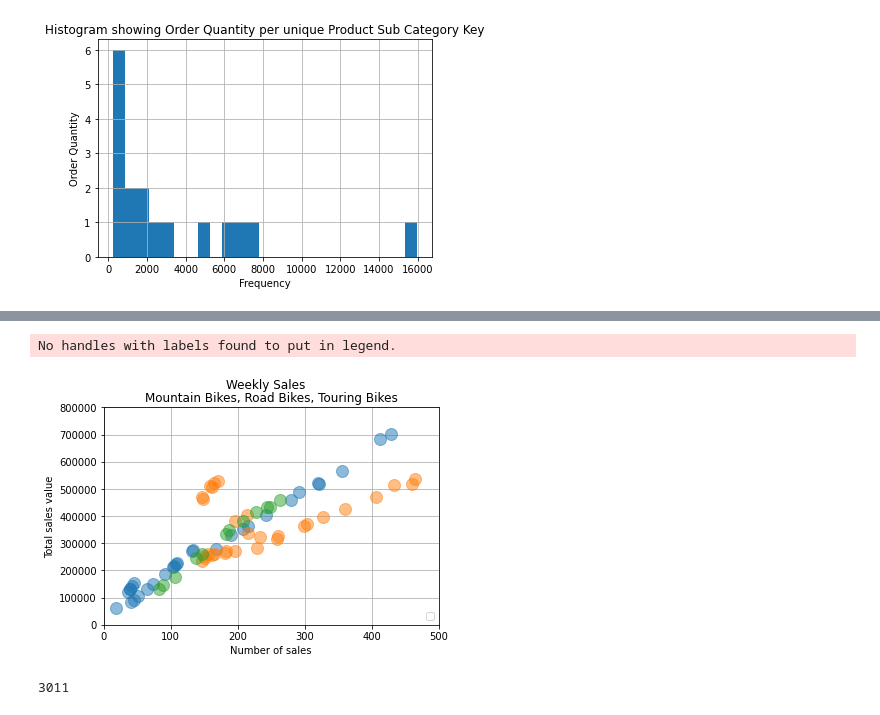
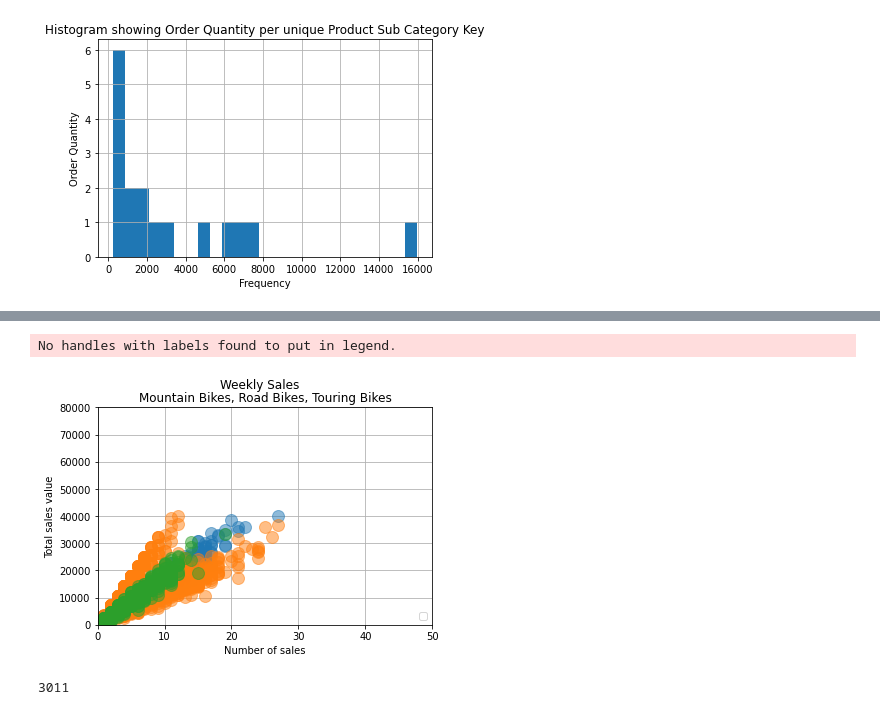
Before and after one commit to kirit93/python_training, a Jupyter notebook: module6_data_analysis_in_pandas_NEW.ipynb, the cells around one changed output, grey strips where cells are left out. Drawn from its saved outputs; the diff is of its cells as text; code cells hidden in the pictures.

```diff
--- a/module6_data_analysis_in_pandas_NEW.ipynb
+++ b/module6_data_analysis_in_pandas_NEW.ipynb
@@ -1012,6 +1010,6 @@ new_sales_df.head()
 # %%
 # We're ready to plot
-groups = total_sales_df.groupby('subcategory_name')
+groups = new_sales_df.groupby('subcategory_name')
 fig, ax = plt.subplots()
 for name, group in groups:
     ax.plot(group.order_quantity, group.revenue, label = name,
@@ -1024,37 +1022,37 @@ plt.savefig('plots/scatter_plot.png')
 ##########
 # 7.5 SCATTER PLOT WITH NICER FORMATTING
 ##########
 
 # Matplotlib allows for an extensive amount of formatting customization
 # Options include, but are certainly not limited to: graph title, axis titles, grid, axis range, legend position
 fig, ax = plt.subplots()
 # The previous figure was stored in the variable fig and can easily be recalled
 # Let's add a sub-title
 fig.suptitle('Weekly Sales')
 # And axis (data series) title
 ax.set_title('Mountain Bikes, Road Bikes, Touring Bikes')
 # Place the legend in the lower right corner
 ax.legend(loc='lower right')
 # Make the grid visible
 ax.grid(True)
 # Set the x axis label and range
 ax.set_xlabel('Number of sales')
-ax.set_xlim((0, 500))
+ax.set_xlim((0, 50))
 # Set the y axis label and range
 ax.set_ylabel('Total sales value')
-ax.set_ylim((0, 800000))
+ax.set_ylim((0, 80000))
 
-groups = total_sales_df.groupby('subcategory_name')
+groups = new_sales_df.groupby('subcategory_name')
 
 for name, group in groups:
     ax.plot(group.order_quantity, group.revenue, label = name,
             marker='o', linestyle='', ms=12, alpha = 0.5)
 
     # Now we'll save the new version and compare to the previous one
 plt.savefig('plots/scatter_plot_new.png')
 # %% [output]
 No handles with labels found to put in legend.
-[figure, old version]
+[figure, new version]
 # %%
 ########################
 # 8. ACTIVITIES
```
Also changed, not shown: parts of 26 cells of this notebook, 2 other files.
